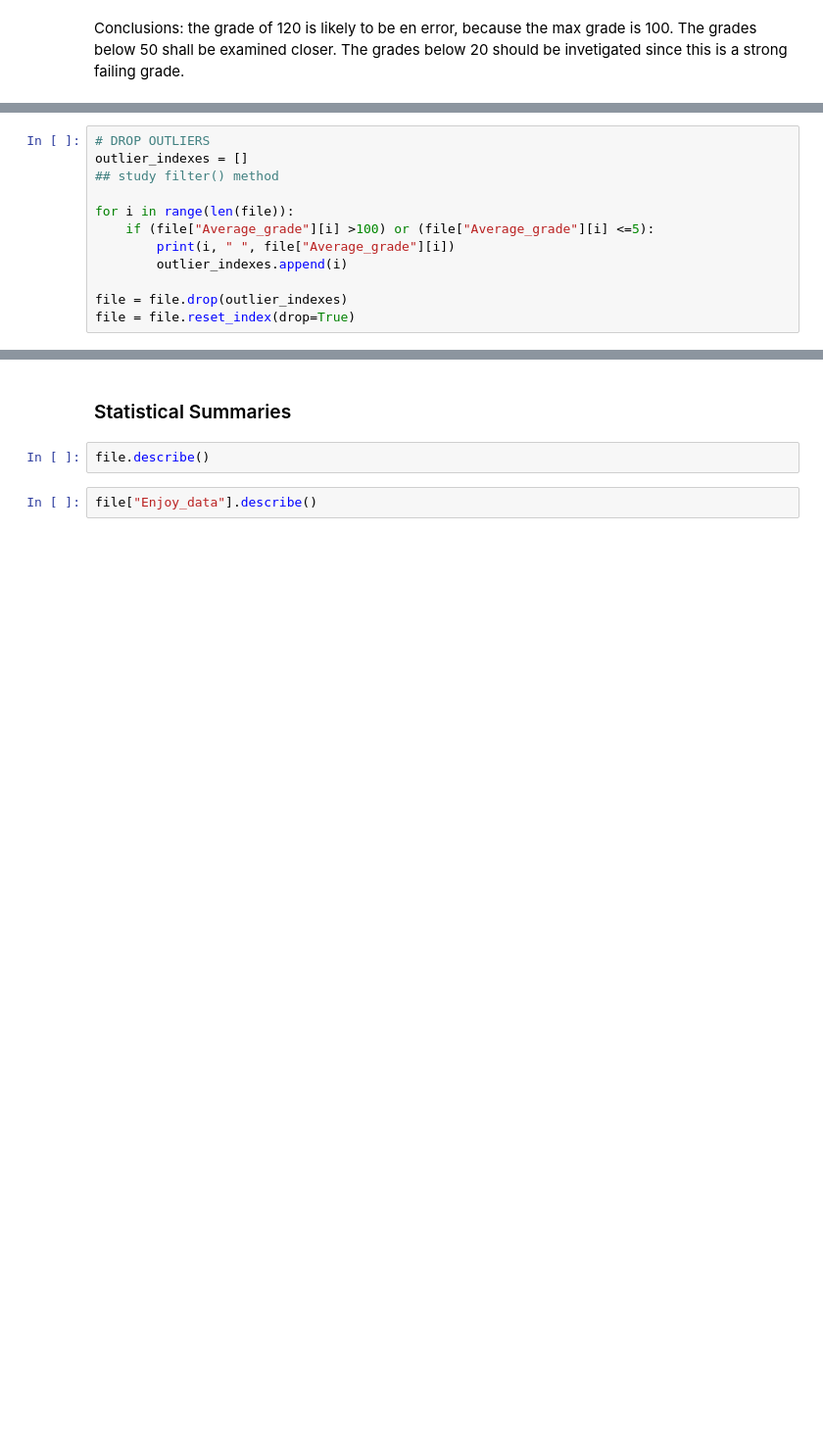
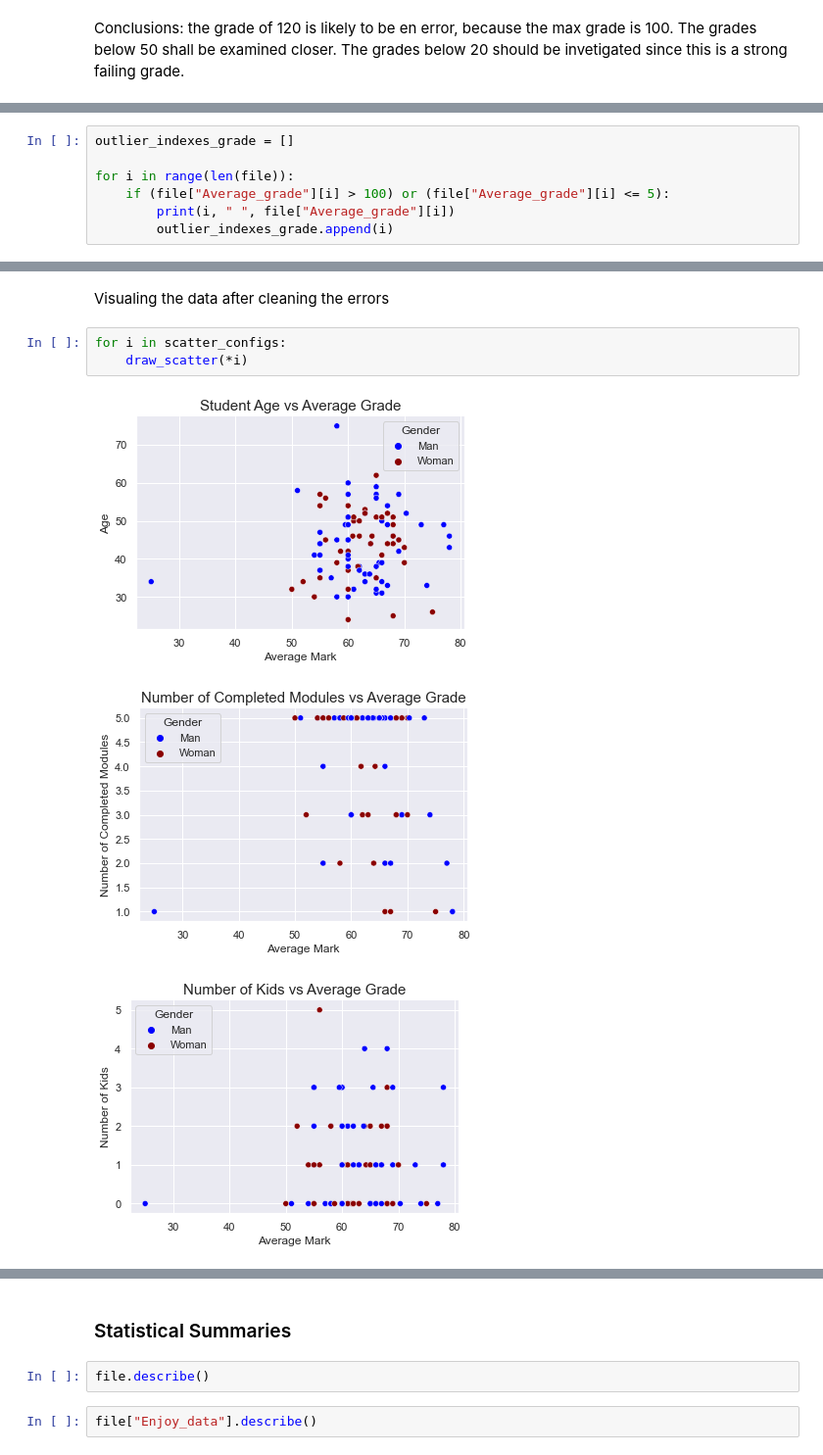
Before and after one commit to ofeliiaB/parental_status_vs_college_performance, a Jupyter notebook: Data_Analytics_Assignment.ipynb, the cells around one changed output, grey strips where cells are left out. Shown: that part at 98% size. Drawn from its saved outputs; the diff is of its cells as text; blank space fills up the shorter version.

```diff
--- a/Data_Analytics_Assignment.ipynb
+++ b/Data_Analytics_Assignment.ipynb
@@ -292,15 +342,10 @@ Conclusions: the grade of 120 is likely to be en error, because the max grade is
 # %%
-# DROP OUTLIERS
-outlier_indexes = []
-## study filter() method
+outlier_indexes_grade = []
 
 for i in range(len(file)):
-    if (file["Average_grade"][i] >100) or (file["Average_grade"][i] <=5):
+    if (file["Average_grade"][i] > 100) or (file["Average_grade"][i] <= 5):
         print(i, " ", file["Average_grade"][i])
-        outlier_indexes.append(i)
-
-file = file.drop(outlier_indexes)
-file = file.reset_index(drop=True)
+        outlier_indexes_grade.append(i)
 # %% [output]
 56   2.0
 79   120.0
@@ -335,0 +360,9 @@ ax.set_title("Number of Kids of a Student and Average Grade")
+# %% [markdown]
+Visualing the data after cleaning the errors
+# %%
+for i in scatter_configs:
+    draw_scatter(*i)
+# %% [output]
+[figure, added]
+[figure, added]
+[figure, added]
```
Also changed, not shown: parts of 108 cells of this notebook.
